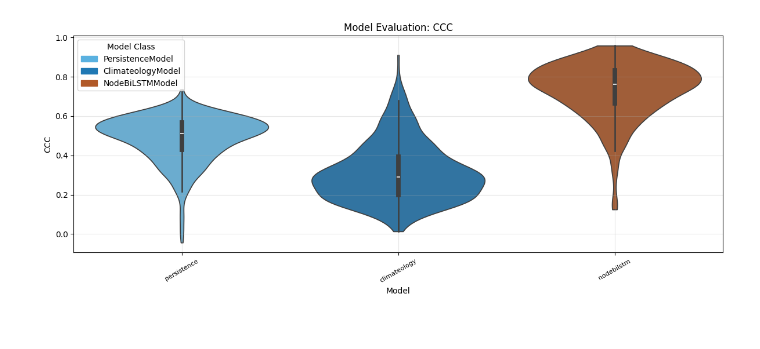
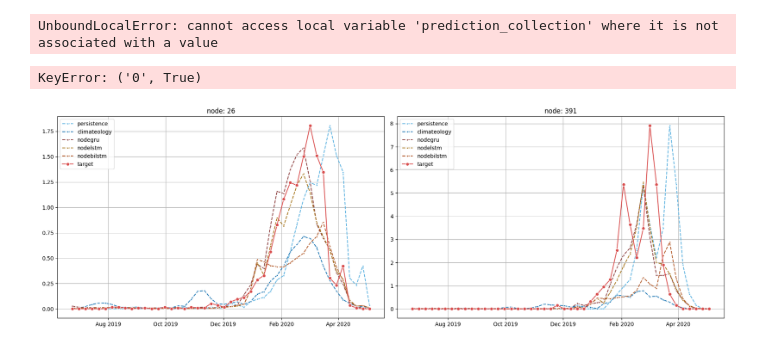
Before and after one commit to stends2001/infectious_disease_gnn, a Jupyter notebook: src/notebooks/5. gru.ipynb, the cells around one changed output. Saved outputs shown, nothing was run; the diff lists cells and outputs as text; code cells hidden in the pictures.

```diff
--- a/src/notebooks/5. gru.ipynb
+++ b/src/notebooks/5. gru.ipynb
@@ -86,4 +147,18 @@ AttributeError: 'tuple' object has no attribute 'dim'
+# %%
+new_e = Evaluator(models = list(runner.models_dictionary.values()))
+new_e.add_evaluation('0','trai')
+new_e.add_evaluation('0','val')
+# %% [output]
+UnboundLocalError: cannot access local variable 'prediction_collection' where it is not associated with a value
 # %%
-runner.evaluation.plotter.plot_metric('ccc', horizon = 'horizon_0')
+runner.evaluation.add_evaluation('0','train')
+runner.evaluation.add_evaluation('0','val')
+runner.evaluation.plotter.plot_metric('ccc', horizon = 'horizon_0', dataset = 'train')
+runner.evaluation.plotter.plot_metric('ccc', horizon = 'horizon_0', dataset = 'val')
+runner.evaluation.plotter.plot_metric('ccc', horizon = 'horizon_0', dataset = 'test')
 # %% [output]
-[figure, removed]
+KeyError: ('0', True)
+# %%
+runner.evaluation.plotter.plot_timeseries([26,391])
+# %% [output]
+[figure, added]
```
Also changed, not shown: parts of 3 cells of this notebook, 9 other files.
